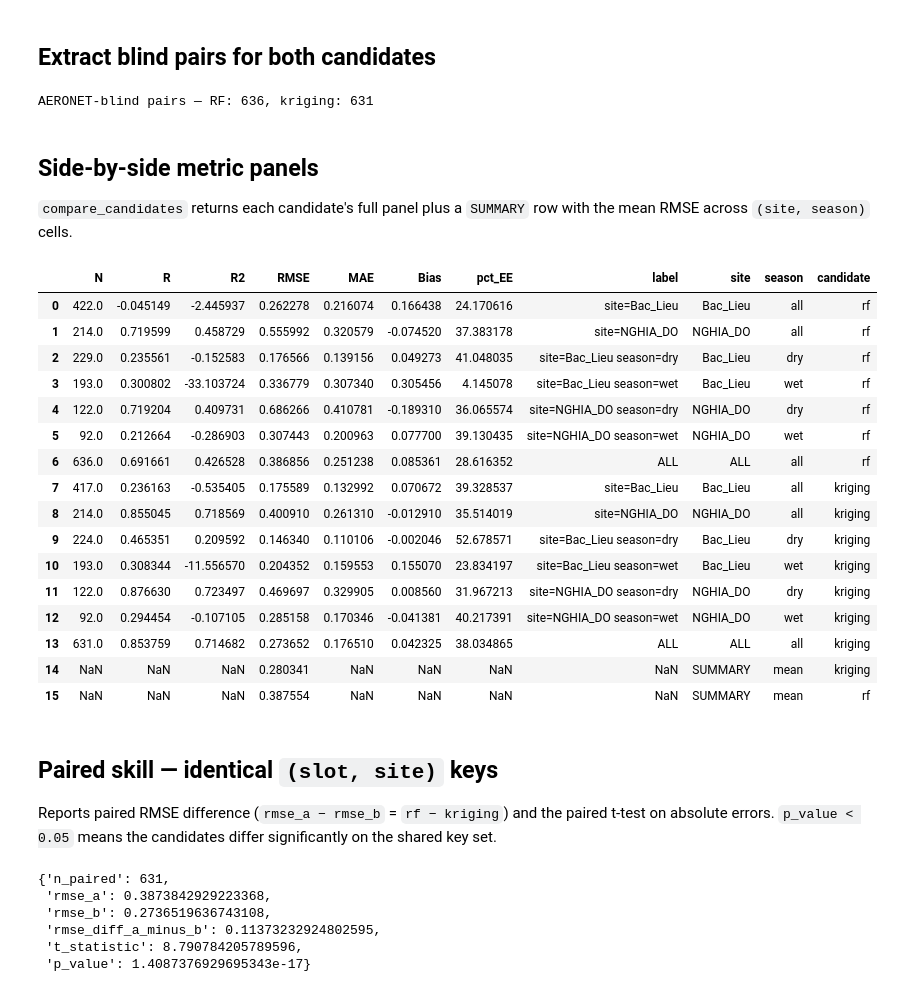
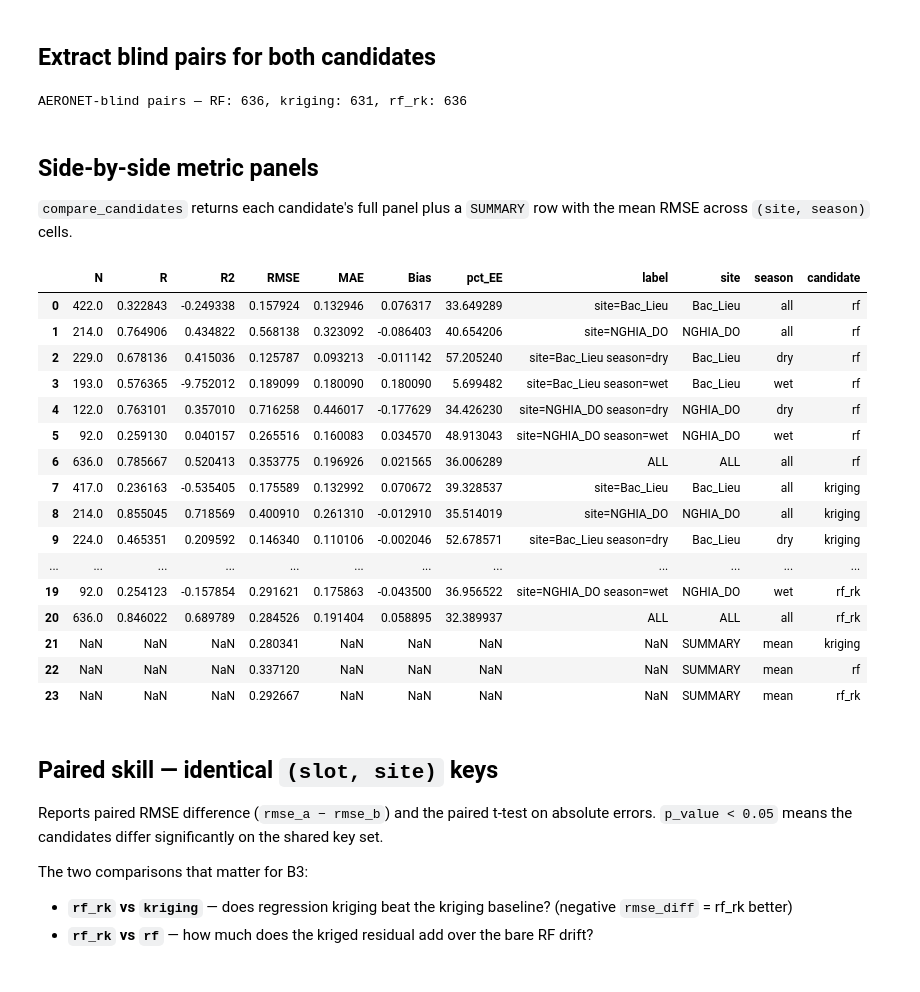
Before and after one commit to sfatew/Air_Quality, a Jupyter notebook: AOD_map/stage_b/validate_intercomparison.ipynb, the cells around one changed output. Saved outputs shown, nothing was run; the diff lists cells and outputs as text; code cells hidden in the pictures.

```diff
--- a/AOD_map/stage_b/validate_intercomparison.ipynb
+++ b/AOD_map/stage_b/validate_intercomparison.ipynb
@@ -28,43 +33,39 @@ Held-out window: 2025-01-01 → 2026-04-30
 # %%
 pairs_rf = vb.aeronet_pairs(START, END, candidate='rf',      blind_only=True)
 pairs_kr = vb.aeronet_pairs(START, END, candidate='kriging', blind_only=True)
-print(f'AERONET-blind pairs — RF: {len(pairs_rf)}, kriging: {len(pairs_kr)}')
+pairs_rk = vb.aeronet_pairs(START, END, candidate='rf_rk',   blind_only=True)
+print(f'AERONET-blind pairs — RF: {len(pairs_rf)}, kriging: {len(pairs_kr)}, rf_rk: {len(pairs_rk)}')
 # %% [output]
-AERONET-blind pairs — RF: 636, kriging: 631
+AERONET-blind pairs — RF: 636, kriging: 631, rf_rk: 636
 # %% [markdown]
 ## Side-by-side metric panels
 
 `compare_candidates` returns each candidate's full panel plus a `SUMMARY` row with the mean RMSE across `(site, season)` cells.
 # %%
-vb.compare_candidates({'rf': pairs_rf, 'kriging': pairs_kr})
+vb.compare_candidates({'rf': pairs_rf, 'kriging': pairs_kr, 'rf_rk': pairs_rk})
 # %% [output]
 |  | N | R | R2 | RMSE | MAE | Bias | pct_EE | label | site | season | candidate |
-| 0 | 422.0 | -0.045149 | -2.445937 | 0.262278 | 0.216074 | 0.166438 | 24.170616 | site=Bac_Lieu | Bac_Lieu | all | rf |
-| 1 | 214.0 | 0.719599 | 0.458729 | 0.555992 | 0.320579 | -0.074520 | 37.383178 | site=NGHIA_DO | NGHIA_DO | all | rf |
-| 2 | 229.0 | 0.235561 | -0.152583 | 0.176566 | 0.139156 | 0.049273 | 41.048035 | site=Bac_Lieu season=dry | Bac_Lieu | dry | rf |
-| 3 | 193.0 | 0.300802 | -33.103724 | 0.336779 | 0.307340 | 0.305456 | 4.145078 | site=Bac_Lieu season=wet | Bac_Lieu | wet | rf |
-| 4 | 122.0 | 0.719204 | 0.409731 | 0.686266 | 0.410781 | -0.189310 | 36.065574 | site=NGHIA_DO season=dry | NGHIA_DO | dry | rf |
-| 5 | 92.0 | 0.212664 | -0.286903 | 0.307443 | 0.200963 | 0.077700 | 39.130435 | site=NGHIA_DO season=wet | NGHIA_DO | wet | rf |
-| 6 | 636.0 | 0.691661 | 0.426528 | 0.386856 | 0.251238 | 0.085361 | 28.616352 | ALL | ALL | all | rf |
+| 0 | 422.0 | 0.322843 | -0.249338 | 0.157924 | 0.132946 | 0.076317 | 33.649289 | site=Bac_Lieu | Bac_Lieu | all | rf |
+| 1 | 214.0 | 0.764906 | 0.434822 | 0.568138 | 0.323092 | -0.086403 | 40.654206 | site=NGHIA_DO | NGHIA_DO | all | rf |
+| 2 | 229.0 | 0.678136 | 0.415036 | 0.125787 | 0.093213 | -0.011142 | 57.205240 | site=Bac_Lieu season=dry | Bac_Lieu | dry | rf |
+| 3 | 193.0 | 0.576365 | -9.752012 | 0.189099 | 0.180090 | 0.180090 | 5.699482 | site=Bac_Lieu season=wet | Bac_Lieu | wet | rf |
+| 4 | 122.0 | 0.763101 | 0.357010 | 0.716258 | 0.446017 | -0.177629 | 34.426230 | site=NGHIA_DO season=dry | NGHIA_DO | dry | rf |
+| 5 | 92.0 | 0.259130 | 0.040157 | 0.265516 | 0.160083 | 0.034570 | 48.913043 | site=NGHIA_DO season=wet | NGHIA_DO | wet | rf |
+| 6 | 636.0 | 0.785667 | 0.520413 | 0.353775 | 0.196926 | 0.021565 | 36.006289 | ALL | ALL | all | rf |
 | 7 | 417.0 | 0.236163 | -0.535405 | 0.175589 | 0.132992 | 0.070672 | 39.328537 | site=Bac_Lieu | Bac_Lieu | all | kriging |
 | 8 | 214.0 | 0.855045 | 0.718569 | 0.400910 | 0.261310 | -0.012910 | 35.514019 | site=NGHIA_DO | NGHIA_DO | all | kriging |
 | 9 | 224.0 | 0.465351 | 0.209592 | 0.146340 | 0.110106 | -0.002046 | 52.678571 | site=Bac_Lieu season=dry | Bac_Lieu | dry | kriging |
-| 10 | 193.0 | 0.308344 | -11.556570 | 0.204352 | 0.159553 | 0.155070 | 23.834197 | site=Bac_Lieu season=wet | Bac_Lieu | wet | kriging |
-| 11 | 122.0 | 0.876630 | 0.723497 | 0.469697 | 0.329905 | 0.008560 | 31.967213 | site=NGHIA_DO season=dry | NGHIA_DO | dry | kriging |
-| 12 | 92.0 | 0.294454 | -0.107105 | 0.285158 | 0.170346 | -0.041381 | 40.217391 | site=NGHIA_DO season=wet | NGHIA_DO | wet | kriging |
-| 13 | 631.0 | 0.853759 | 0.714682 | 0.273652 | 0.176510 | 0.042325 | 38.034865 | ALL | ALL | all | kriging |
-| 14 | NaN | NaN | NaN | 0.280341 | NaN | NaN | NaN | NaN | SUMMARY | mean | kriging |
-| 15 | NaN | NaN | NaN | 0.387554 | NaN | NaN | NaN | NaN | SUMMARY | mean | rf |
+| ... | ... | ... | ... | ... | ... | ... | ... | ... | ... | ... | ... |
+| 19 | 92.0 | 0.254123 | -0.157854 | 0.291621 | 0.175863 | -0.043500 | 36.956522 | site=NGHIA_DO season=wet | NGHIA_DO | wet | rf_rk |
+| 20 | 636.0 | 0.846022 | 0.689789 | 0.284526 | 0.191404 | 0.058895 | 32.389937 | ALL | ALL | all | rf_rk |
+| 21 | NaN | NaN | NaN | 0.280341 | NaN | NaN | NaN | NaN | SUMMARY | mean | kriging |
+| 22 | NaN | NaN | NaN | 0.337120 | NaN | NaN | NaN | NaN | SUMMARY | mean | rf |
+| 23 | NaN | NaN | NaN | 0.292667 | NaN | NaN | NaN | NaN | SUMMARY | mean | rf_rk |
 # %% [markdown]
 ## Paired skill — identical `(slot, site)` keys
 
-Reports paired RMSE difference (`rmse_a − rmse_b` = `rf − kriging`) and the paired t-test on absolute errors.  `p_value < 0.05` means the candidates differ significantly on the shared key set.
+Reports paired RMSE difference (`rmse_a − rmse_b`) and the paired t-test on absolute errors.  `p_value < 0.05` means the candidates differ significantly on the shared key set.
+
+The two comparisons that matter for B3:
+- **`rf_rk` vs `kriging`** — does regression kriging beat the kriging baseline? (negative `rmse_diff` = rf_rk better)
+- **`rf_rk` vs `rf`** — how much does the kriged residual add over the bare RF drift?
-# %%
-vb.paired_skill(pairs_rf, pairs_kr)
-# %% [output]
-{'n_paired': 631,
- 'rmse_a': 0.3873842929223368,
- 'rmse_b': 0.2736519636743108,
- 'rmse_diff_a_minus_b': 0.11373232924802595,
- 't_statistic': 8.790784205789596,
- 'p_value': 1.4087376929695343e-17}
```
Also changed, not shown: parts of 4 cells of this notebook, 16 other files.
